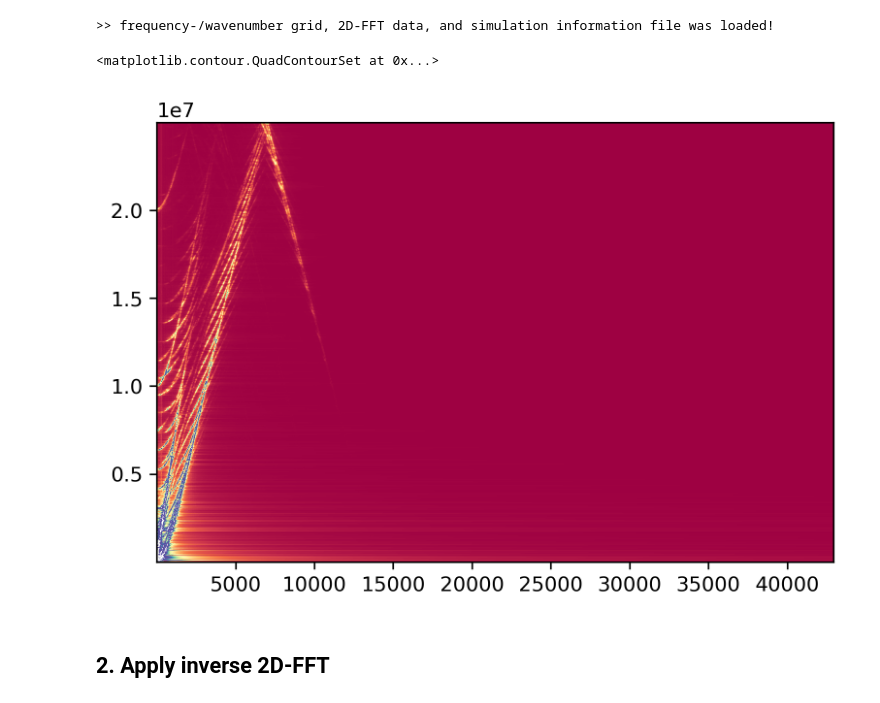
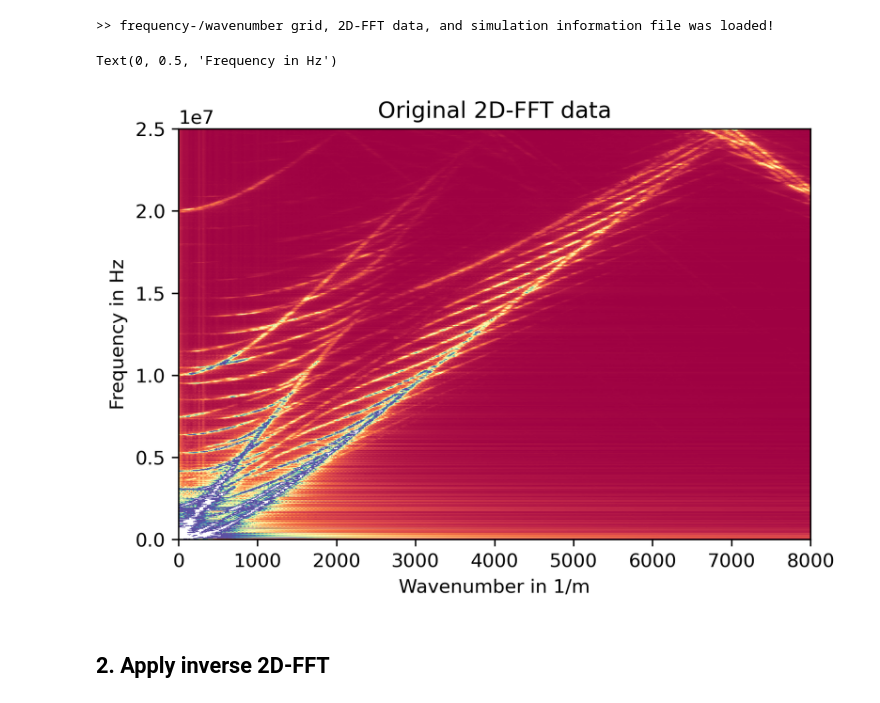
Before and after one commit to sjmxschm/ml_dl_wave_inversion, a Jupyter notebook: create_model/add_noise_walkthrough.ipynb, the cells around one changed output. Saved outputs shown, nothing was run; the diff lists cells and outputs as text; code cells hidden in the pictures.

```diff
--- a/create_model/add_noise_walkthrough.ipynb
+++ b/create_model/add_noise_walkthrough.ipynb
@@ -38,11 +38,14 @@ print('>> frequency-/wavenumber grid, 2D-FFT data, and simulation information fi
 # %%
 fig = plt.figure(1, dpi=300)
 ax = plt.gca()
 ax.contourf(fg, kg, abs_fft_data, 300, cmap='Spectral', zorder=-40)
-#plt.axis([0, 8000, 0, 2.5E7])
+plt.axis([0, 8000, 0, 2.5E7])
+plt.title('Original 2D-FFT data')
+plt.xlabel('Wavenumber in 1/m')
+plt.ylabel('Frequency in Hz')
 # %% [output]
-<matplotlib.contour.QuadContourSet at 0x...>
+Text(0, 0.5, 'Frequency in Hz')
-[figure, old version]
+[figure, new version]
 # %% [markdown]
 ## 2. Apply inverse 2D-FFT
 # %%
```
Also changed, not shown: parts of 3 cells of this notebook, 1 other file.
